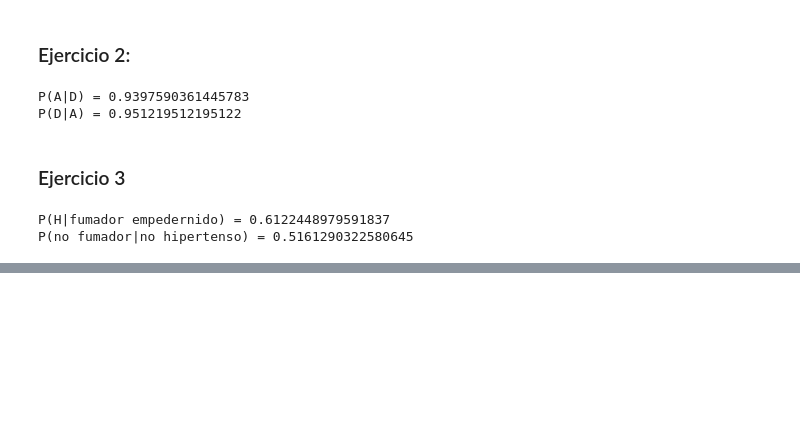
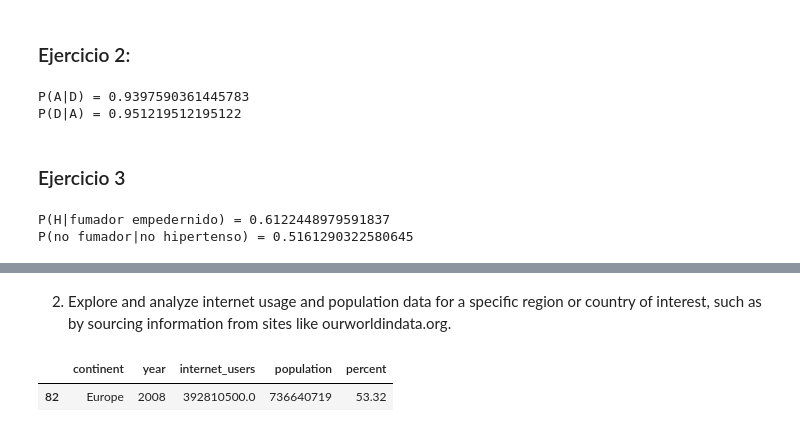
Before and after one commit to DannyGil0/mineria-de-datos-jupyter-notebook, a Jupyter notebook: Minereria_de_Datos.ipynb, the cells around one changed output, grey strips where cells are left out. Drawn from its saved outputs; the diff is of its cells as text; code cells hidden in the pictures; blank space fills up the shorter version.

```diff
--- a/Minereria_de_Datos.ipynb
+++ b/Minereria_de_Datos.ipynb
@@ -1247,0 +1268,9 @@ P(no fumador|no hipertenso) = 0.5161290322580645
+# %% [markdown]
+2. Explore and analyze internet usage and population data for a specific region or country of interest, such as by sourcing information from sites like ourworldindata.org.
+# %%
+continent = 'Europe'  # Cambia por el continente que quieras
+data = df_continent[df_continent['continent'] == continent].sort_values('year')
+data[data['percent'] >= 50].head(1)
+# %% [output]
+|  | continent | year | internet_users | population | percent |
+| 82 | Europe | 2008 | 392810500.0 | 736640719 | 53.32 |
```
Also changed, not shown: parts of 3 cells of this notebook, 5 other files.
